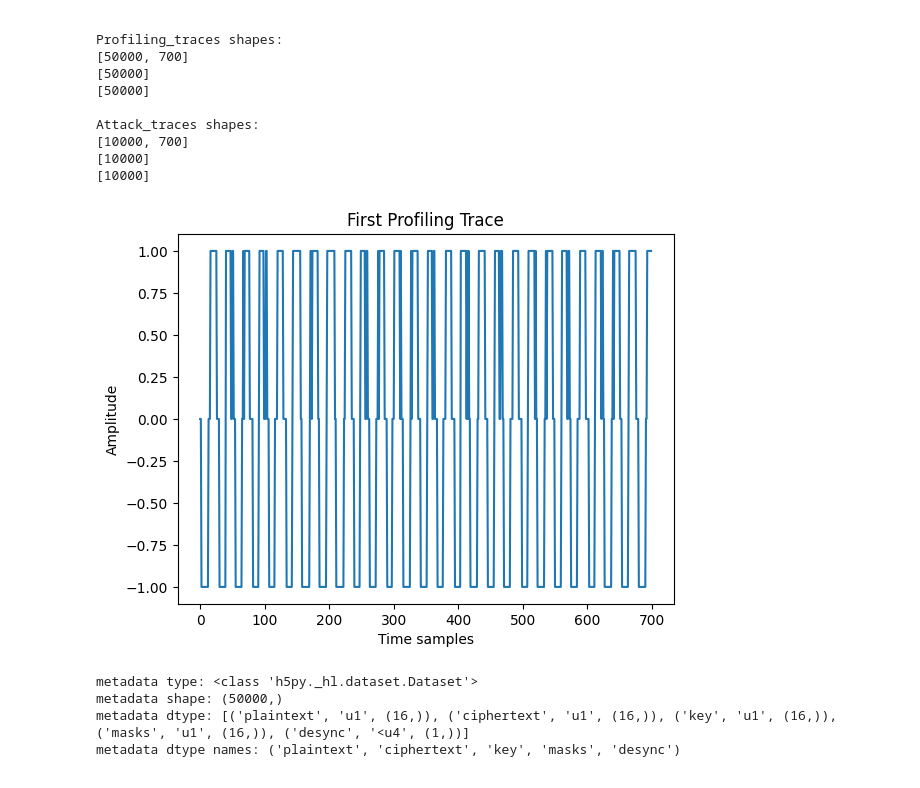
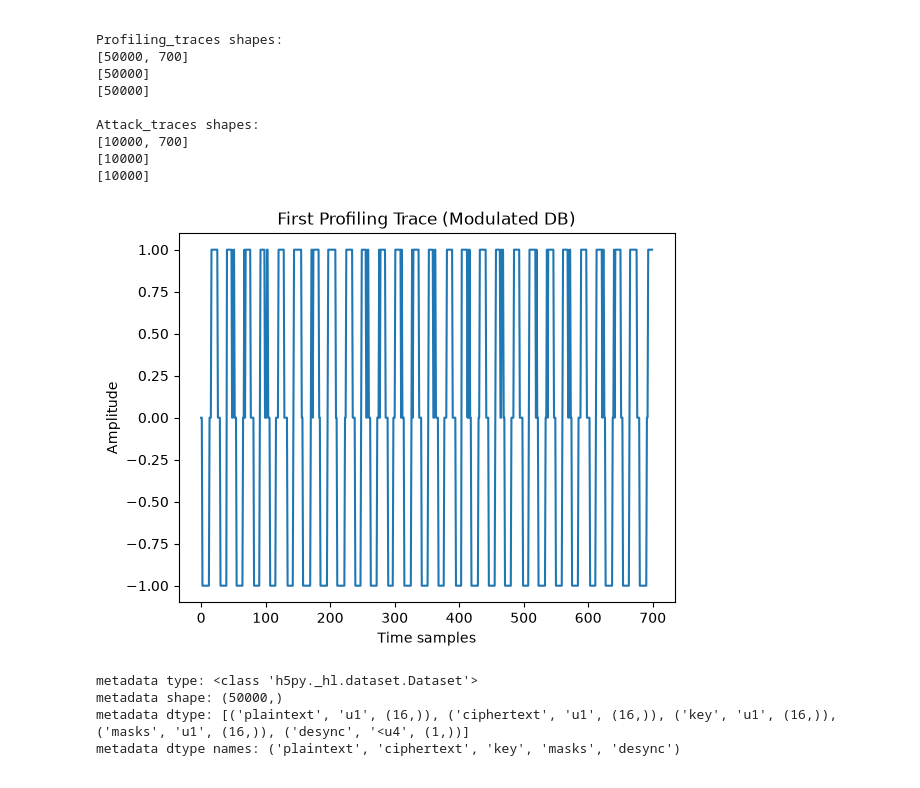
Before and after one commit to Yoguti/neuromorphic-sca, a Jupyter notebook: data-prep/visualization.ipynb, the cells around one changed output. Cells and saved outputs as stored; diff of their text form; code cells hidden in the pictures.

```diff
--- a/data-prep/visualization.ipynb
+++ b/data-prep/visualization.ipynb
@@ -154,27 +121,32 @@ C implementation is: 98.80% faster
 # %% [markdown]
 ## Post Delta Mod H5 db
 # %%
-path = "../ATMEGA-AES-ASCAD_databases/ascad_modulated.h5"
-bd = h5.File(path, "r")
+# Ensure the modulated file exists before trying to read it
+if not os.path.exists(MODULATED_H5):
+    print(f"Error: Modulated dataset not found at {MODULATED_H5}.")
+    print("Make sure you run the modulation script first.")
+    sys.exit(1)
 
-print(list(bd.keys()))
+bd_mod = h5.File(MODULATED_H5, "r")
+
+print(list(bd_mod.keys()))
 
 print("Keys in Profiling_traces and Attack_traces:\n")
 
-print(list(bd["Profiling_traces"].keys()))
-print(list(bd["Attack_traces"].keys()))
+print(list(bd_mod["Profiling_traces"].keys()))
+print(list(bd_mod["Attack_traces"].keys()))
 
 print("\nProfiling_traces shapes:")
 
-print(list(bd["Profiling_traces"]["traces"].shape))
-print(list(bd["Profiling_traces"]["labels"].shape))
-print(list(bd["Profiling_traces"]["metadata"].shape))
+print(list(bd_mod["Profiling_traces"]["traces"].shape))
+print(list(bd_mod["Profiling_traces"]["labels"].shape))
+print(list(bd_mod["Profiling_traces"]["metadata"].shape))
 
 print("\nAttack_traces shapes:")
 
-print(list(bd["Attack_traces"]["traces"].shape))
-print(list(bd["Attack_traces"]["labels"].shape))
-print(list(bd["Attack_traces"]["metadata"].shape))
+print(list(bd_mod["Attack_traces"]["traces"].shape))
+print(list(bd_mod["Attack_traces"]["labels"].shape))
+print(list(bd_mod["Attack_traces"]["metadata"].shape))
 # %% [output]
 ['Attack_traces', 'Profiling_traces']
 Keys in Profiling_traces and Attack_traces:
@@ -192,11 +164,11 @@ Attack_traces shapes:
 [10000]
 [10000]
 # %%
-plt.plot(bd["Profiling_traces"]["traces"][0])
-plt.title("First Profiling Trace")
+plt.plot(bd_mod["Profiling_traces"]["traces"][0])
+plt.title("First Profiling Trace (Modulated DB)")
 plt.xlabel("Time samples")
 plt.ylabel("Amplitude")
 plt.show()
 # %% [output]
-[figure, old version]
+[figure, new version]
 # %%
```
Also changed, not shown: parts of 13 cells of this notebook, 18 other files.
